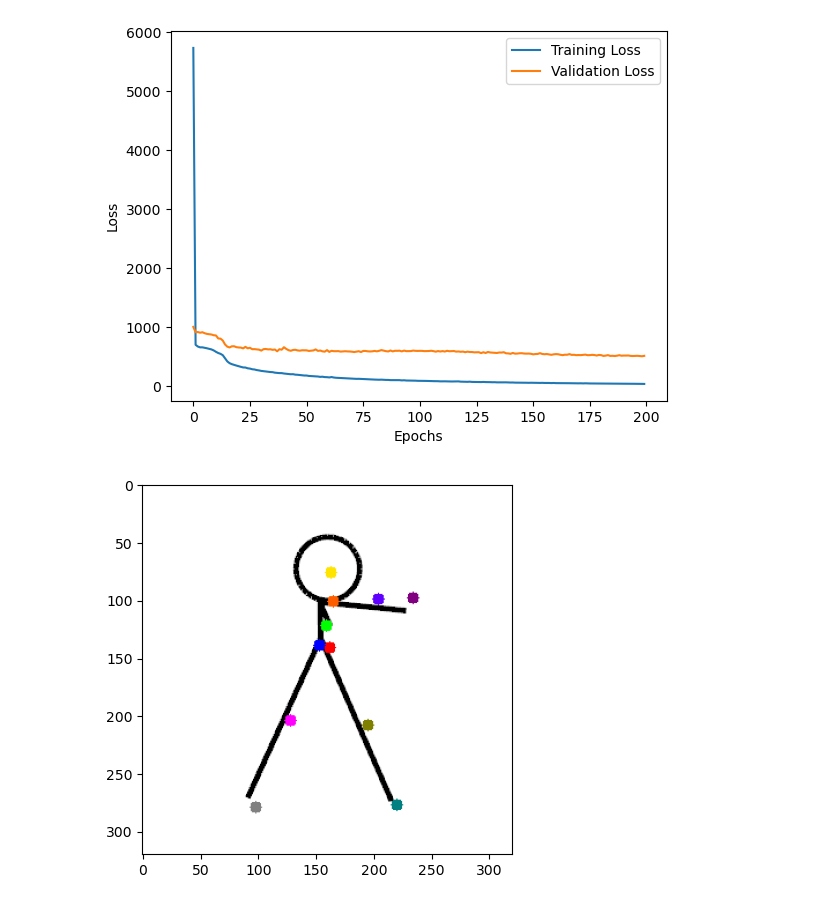
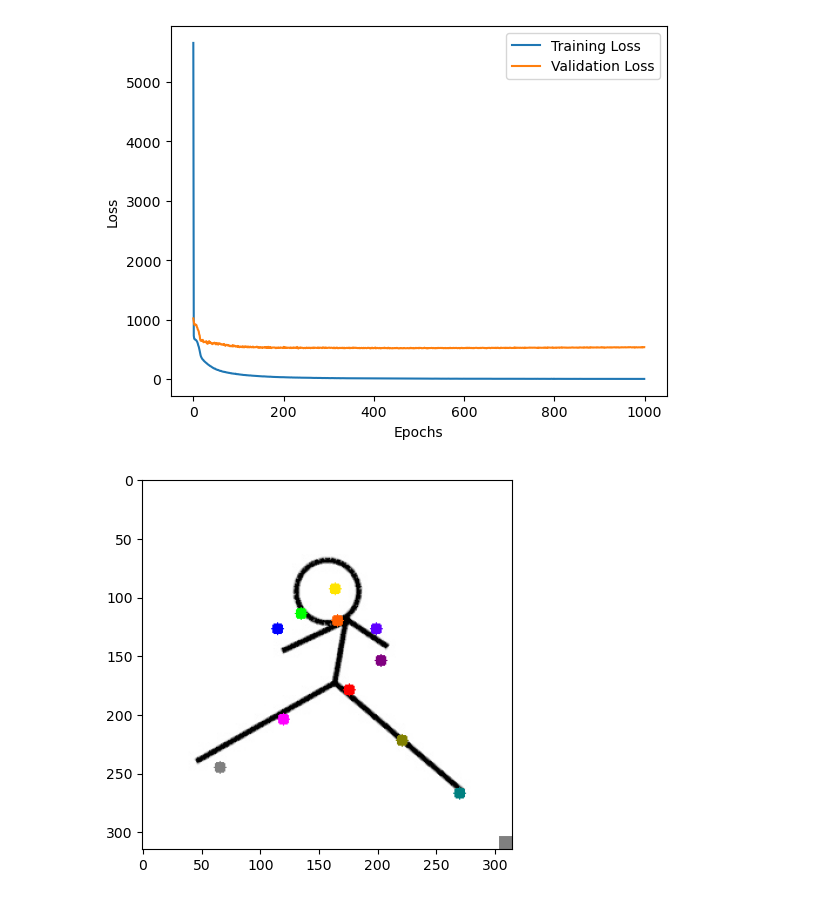
Before and after one commit to leesihoo0919/CG-LAB-Stick-Figure, a Jupyter notebook: DT_cnn.ipynb, the cells around one changed output. Saved outputs shown, nothing was run; the diff lists cells and outputs as text; code cells hidden in the pictures.

```diff
--- a/DT_cnn.ipynb
+++ b/DT_cnn.ipynb
@@ -3,14 +3,16 @@ import os
 import cv2
 from matplotlib import pyplot as plt
 import tensorflow as tf
-from tensorflow.keras.models import Sequential
-from tensorflow.keras.layers import Conv2D, MaxPooling2D, Flatten, Dense, Dropout
-from tensorflow.keras.metrics import MeanSquaredError
-from tensorflow.keras.optimizers import Adam
-from tensorflow.keras import layers
+from tensorflow import keras
+from keras import models
+from keras.models import Sequential
+from keras.layers import Conv2D, MaxPooling2D, Flatten, Dense, Dropout
+from keras.metrics import MeanSquaredError
+from keras.optimizers import Adam
+from keras import layers
 import numpy as np
 import pandas as pd
-#from sklearn.metrics import r2_score
+from sklearn.metrics import r2_score
 
 ## Stick Figure CNN Model + Distance Transform
 
@@ -24,7 +26,7 @@ def load_images(image_path):
         if img is not None:
             _, binary_image = cv2.threshold(img, 127, 255, cv2.THRESH_BINARY)
             binary_image = binary_image.astype(np.uint8)  # 이미지 형식 변환
-            distance_transform = cv2.distanceTransform(binary_image, cv2.DIST_L2, 3)
+            distance_transform = cv2.distanceTransform(binary_image, cv2.DIST_L2, 5)
             img = cv2.resize(distance_transform, (32, 32)) # 이미지 크기 조정
             img = img.flatten() # 이미지 일차원 배열로 변환
             images.append(img)
@@ -117,14 +119,15 @@ x_ex_preprocessed = X_ex.reshape(-1, 32, 32, 1).astype('float32') / 255.0
 model = tf.keras.Sequential()
 model.add(layers.Conv2D(32, (3, 3), activation='relu', input_shape=(32, 32, 1)))
 model.add(layers.MaxPooling2D((2, 2)))
-
 model.add(layers.Conv2D(64, (3, 3), activation='relu'))
 model.add(layers.MaxPooling2D((2, 2)))
-
 model.add(layers.Conv2D(128, (3, 3), activation='relu'))
 model.add(layers.Flatten())
-model.add(layers.Dense(128, activation='relu'))
+model.add(layers.Dense(64, activation='relu'))
 model.add(layers.Dense(22))
+
+model.device('cuda')
+
 
 # 모델 컴파일
 model.compile(optimizer='adam',
@@ -132,5 +135,6 @@ model.compile(optimizer='adam',
               metrics=['mae'])
 
 # 모델 학습
-history = model.fit(x_train_preprocessed, y_train, epochs=200, batch_size=32, validation_data=(x_validation_preprocessed, y_validation))
+history = model.fit(x_train_preprocessed, y_train, epochs=1000, batch_size=32, validation_data=(x_validation_preprocessed, y_validation))
+X_train.shape
 # %% [output]
@@ -229,9 +229,9 @@ plt.ylabel('Loss')
 plt.legend()
 plt.show()
 # %% [output]
-[figure, old version]
+[figure, new version]
 # %%
-imageFile = './image_ex/sf012600.png'
+imageFile = './image_ex/sf_t.png'
 X_ex_image = cv2.imread(imageFile)
 
 # 각 관절 위치 값 저장
@@ -254,32 +254,32 @@ rh_y = int(round(data[13]))
 lk_x = int(round(data[14]))
 lk_y = int(round(data[15]))
 lf_x = int(round(data[16]))
 lf_y = int(round(data[17]))
 rk_x = int(round(data[18]))
 rk_y = int(round(data[19]))
 rf_x = int(round(data[20]))
 rf_y = int(round(data[21]))
 
 
 
 cv2.circle(X_ex_image,(c1_x,c1_y), radius=5, color=(0,0,255), thickness=-1)  #빨
 cv2.circle(X_ex_image,(c2_x,c2_y), radius=5, color=(0,94,255), thickness=-1)  #주
 cv2.circle(X_ex_image,(c3_x,c3_y), radius=5, color=(0,228,255), thickness=-1) #노
 cv2.circle(X_ex_image,(le_x,le_y), radius=5, color=(0,255,0), thickness=-1)  #초
 cv2.circle(X_ex_image,(lh_x,lh_y), radius=5, color=(255,0,0), thickness=-1)  #파
 cv2.circle(X_ex_image,(re_x,re_y), radius=5, color=(255,0,95), thickness=-1)
 cv2.circle(X_ex_image,(rh_x,rh_y), radius=5, color=(128,0,128), thickness=-1)
 cv2.circle(X_ex_image,(lk_x,lk_y), radius=5, color=(255,0,255), thickness=-1)
 cv2.circle(X_ex_image,(lf_x,lf_y), radius=5, color=(128,128,128), thickness=-1)
 cv2.circle(X_ex_image,(rk_x,rk_y), radius=5, color=(0,128,128), thickness=-1)
 cv2.circle(X_ex_image,(rf_x,rf_y), radius=5, color=(128,128,0), thickness=-1)
 
 
 img = cv2.cvtColor(X_ex_image, cv2.COLOR_BGR2RGB)
 
 #이미지, 점 출력
 plt.imshow(img)
 plt.show()
 # %% [output]
-[figure, old version]
+[figure, new version]
 # %%
```
Also changed, not shown: parts of 3 cells of this notebook, 2 other files.
